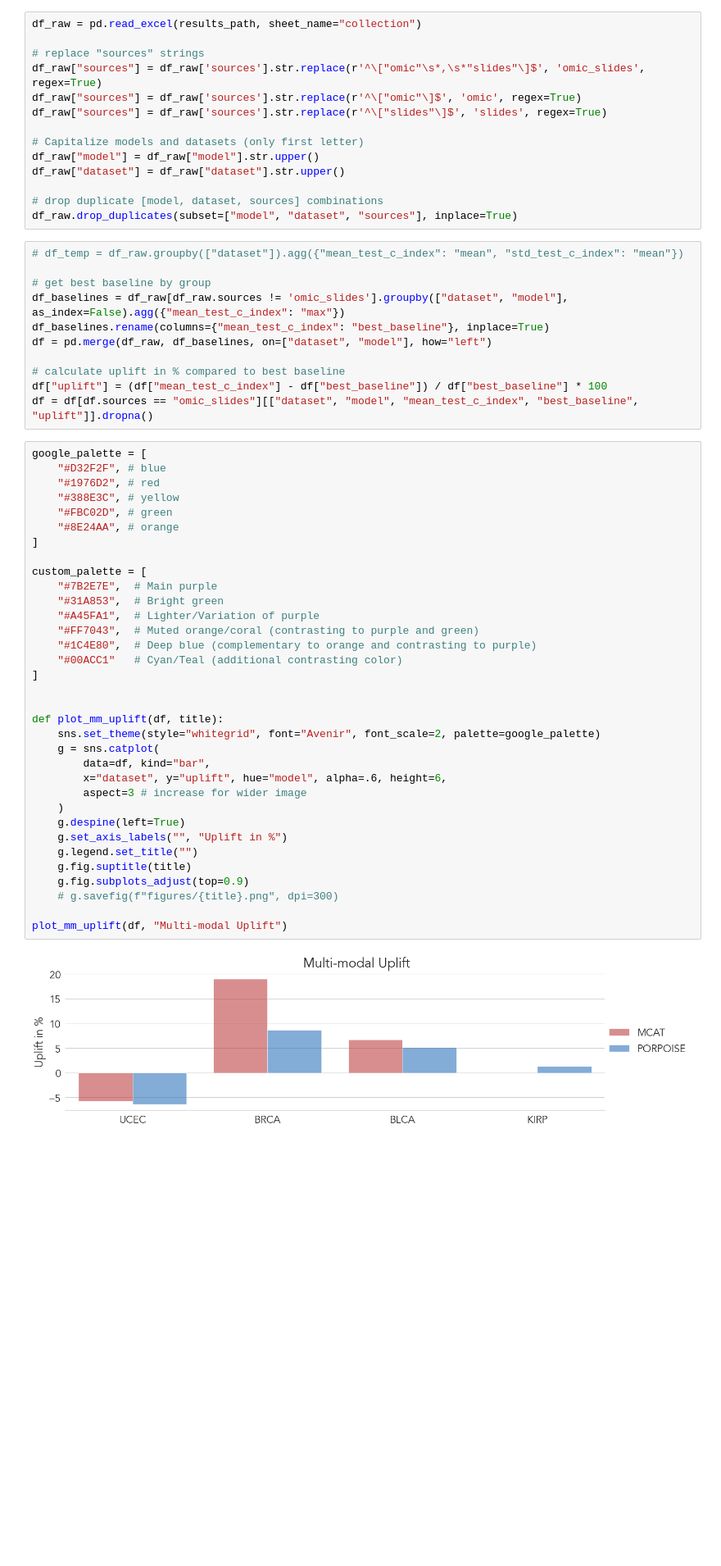
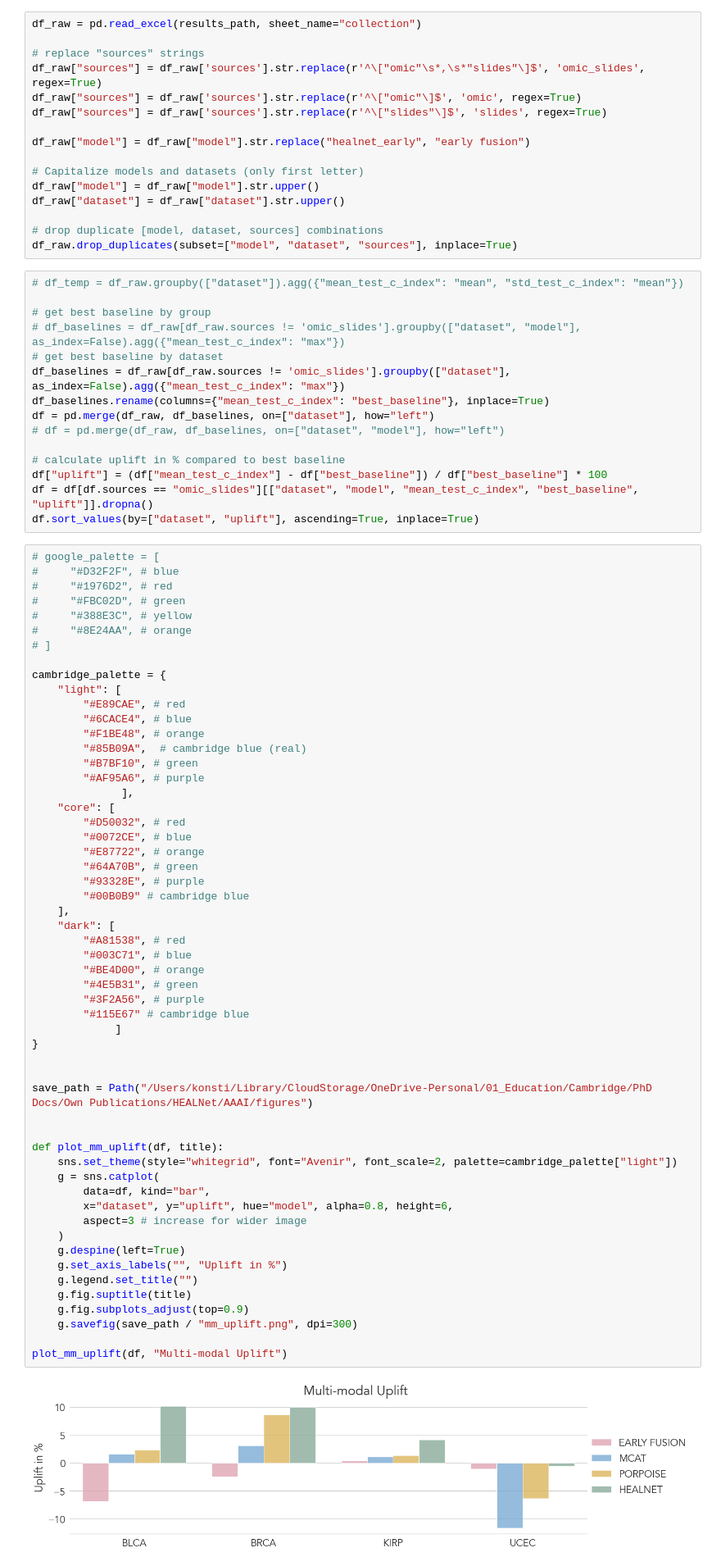
Before and after one commit to konst-int-i/healnet, a Jupyter notebook: notebooks/figures.ipynb, the cells around one changed output. Shown at 82% size. Saved outputs shown, nothing was run; the diff lists cells and outputs as text; blank space fills up the shorter version.

```diff
--- a/notebooks/figures.ipynb
+++ b/notebooks/figures.ipynb
@@ -14,6 +14,8 @@ df_raw["sources"] = df_raw['sources'].str.replace(r'^\["omic"\s*,\s*"slides"\]$'
 df_raw["sources"] = df_raw['sources'].str.replace(r'^\["omic"\]$', 'omic', regex=True)
 df_raw["sources"] = df_raw['sources'].str.replace(r'^\["slides"\]$', 'slides', regex=True)
 
+df_raw["model"] = df_raw["model"].str.replace("healnet_early", "early fusion")
+
 # Capitalize models and datasets (only first letter)
 df_raw["model"] = df_raw["model"].str.upper()
 df_raw["dataset"] = df_raw["dataset"].str.upper()
@@ -24,46 +26,71 @@ df_raw.drop_duplicates(subset=["model", "dataset", "sources"], inplace=True)
 # df_temp = df_raw.groupby(["dataset"]).agg({"mean_test_c_index": "mean", "std_test_c_index": "mean"})
 
 # get best baseline by group
-df_baselines = df_raw[df_raw.sources != 'omic_slides'].groupby(["dataset", "model"], as_index=False).agg({"mean_test_c_index": "max"})
+# df_baselines = df_raw[df_raw.sources != 'omic_slides'].groupby(["dataset", "model"], as_index=False).agg({"mean_test_c_index": "max"})
+# get best baseline by dataset
+df_baselines = df_raw[df_raw.sources != 'omic_slides'].groupby(["dataset"], as_index=False).agg({"mean_test_c_index": "max"})
 df_baselines.rename(columns={"mean_test_c_index": "best_baseline"}, inplace=True)
-df = pd.merge(df_raw, df_baselines, on=["dataset", "model"], how="left")
+df = pd.merge(df_raw, df_baselines, on=["dataset"], how="left")
+# df = pd.merge(df_raw, df_baselines, on=["dataset", "model"], how="left")
 
 # calculate uplift in % compared to best baseline
 df["uplift"] = (df["mean_test_c_index"] - df["best_baseline"]) / df["best_baseline"] * 100
 df = df[df.sources == "omic_slides"][["dataset", "model", "mean_test_c_index", "best_baseline", "uplift"]].dropna()
+df.sort_values(by=["dataset", "uplift"], ascending=True, inplace=True)
 # %%
-google_palette = [
-    "#D32F2F", # blue
-    "#1976D2", # red
-    "#388E3C", # yellow
-    "#FBC02D", # green
-    "#8E24AA", # orange
-]
+# google_palette = [
+#     "#D32F2F", # blue
+#     "#1976D2", # red
+#     "#FBC02D", # green
+#     "#388E3C", # yellow
+#     "#8E24AA", # orange
+# ]
 
-custom_palette = [
-    "#7B2E7E",  # Main purple
-    "#31A853",  # Bright green
-    "#A45FA1",  # Lighter/Variation of purple
-    "#FF7043",  # Muted orange/coral (contrasting to purple and green)
-    "#1C4E80",  # Deep blue (complementary to orange and contrasting to purple)
-    "#00ACC1"   # Cyan/Teal (additional contrasting color)
-]
+cambridge_palette = {
+    "light": [
+        "#E89CAE", # red
+        "#6CACE4", # blue
+        "#F1BE48", # orange
+        "#85B09A",  # cambridge blue (real)
+        "#B7BF10", # green
+        "#AF95A6", # purple
+              ],
+    "core": [
+        "#D50032", # red
+        "#0072CE", # blue
+        "#E87722", # orange
+        "#64A70B", # green
+        "#93328E", # purple
+        "#00B0B9" # cambridge blue
+    ],
+    "dark": [
+        "#A81538", # red
+        "#003C71", # blue
+        "#BE4D00", # orange
+        "#4E5B31", # green
+        "#3F2A56", # purple
+        "#115E67" # cambridge blue
+             ]
+}
+
+
+save_path = Path("/Users/konsti/Library/CloudStorage/OneDrive-Personal/01_Education/Cambridge/PhD Docs/Own Publications/HEALNet/AAAI/figures")
 
 
 def plot_mm_uplift(df, title):
-    sns.set_theme(style="whitegrid", font="Avenir", font_scale=2, palette=google_palette)
+    sns.set_theme(style="whitegrid", font="Avenir", font_scale=2, palette=cambridge_palette["light"])
     g = sns.catplot(
         data=df, kind="bar",
-        x="dataset", y="uplift", hue="model", alpha=.6, height=6,
+        x="dataset", y="uplift", hue="model", alpha=0.8, height=6,
         aspect=3 # increase for wider image
     )
     g.despine(left=True)
     g.set_axis_labels("", "Uplift in %")
     g.legend.set_title("")
     g.fig.suptitle(title)
     g.fig.subplots_adjust(top=0.9)
-    # g.savefig(f"figures/{title}.png", dpi=300)
+    g.savefig(save_path / "mm_uplift.png", dpi=300)
 
 plot_mm_uplift(df, "Multi-modal Uplift")
 # %% [output]
-[figure, old version]
+[figure, new version]
```
Also changed, not shown: 1 other file.
